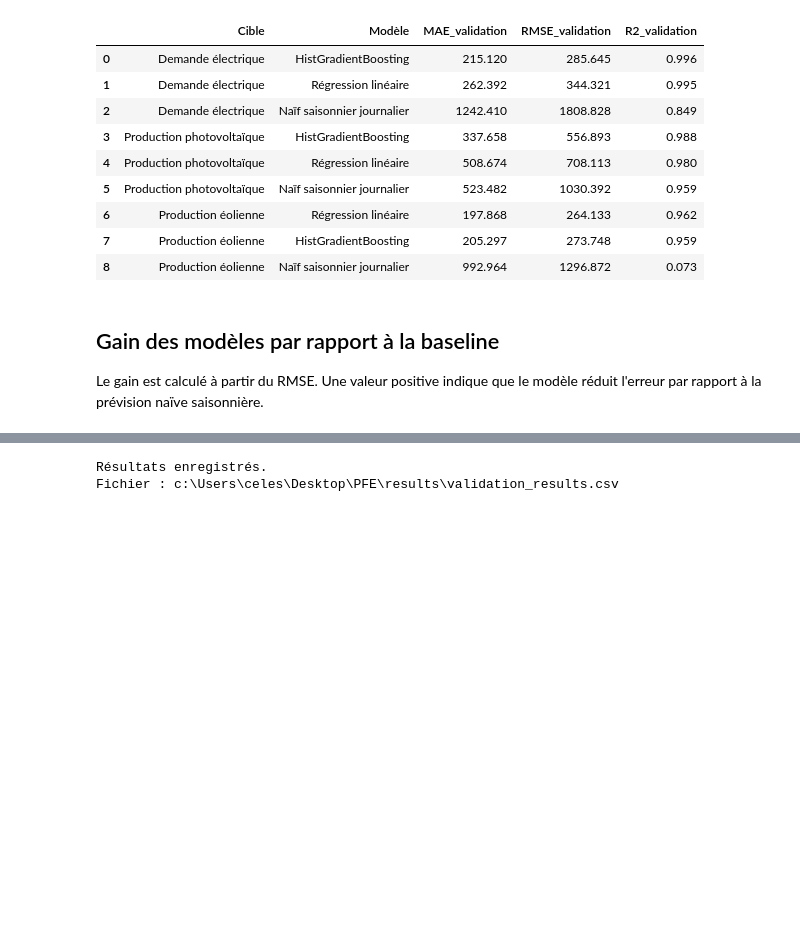
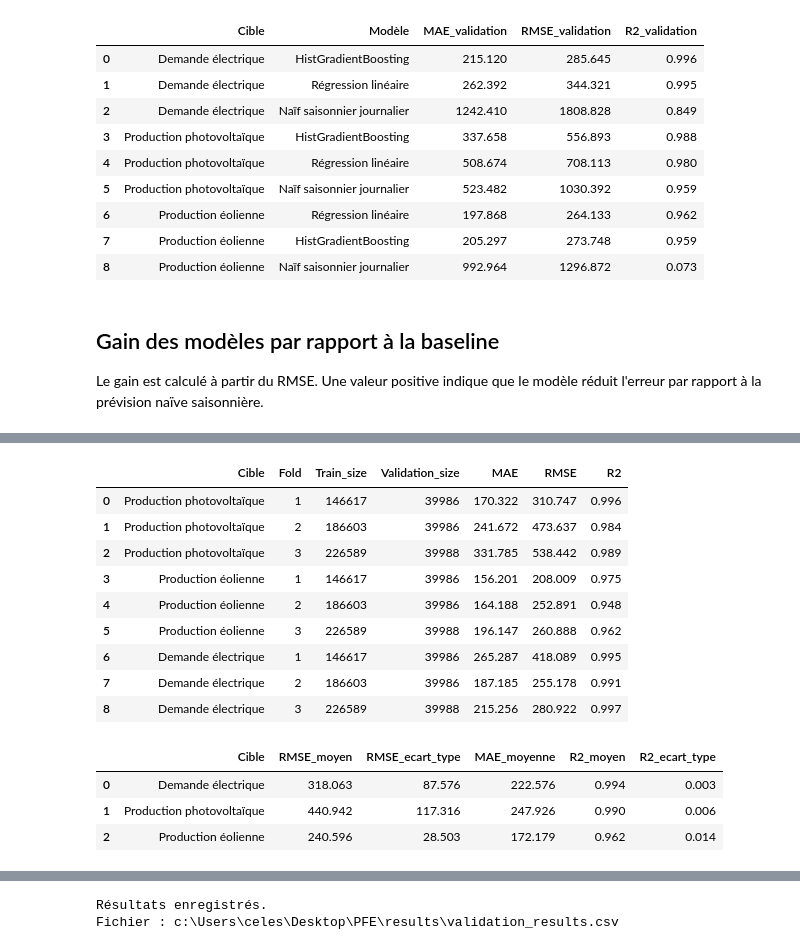
Before and after one commit to celestinesia31/Smart_energy_forecasting, a Jupyter notebook: notebooks/05_predictive_modeling.ipynb, the cells around one changed output, grey strips where cells are left out. Drawn from its saved outputs; the diff is of its cells as text; code cells hidden in the pictures; blank space fills up the shorter version.

```diff
--- a/notebooks/05_predictive_modeling.ipynb
+++ b/notebooks/05_predictive_modeling.ipynb
@@ -910,0 +1115,29 @@ display(
+# %%
+# 17.3 WALK-FORWARD PHOTOVOLTAÏQUE
+
+walk_pv = walk_forward_evaluation(
+    X_data=X_walk,
+    y_data=y_walk_pv,
+    model_type="boosting",
+    target_name="Production photovoltaïque"
+)
+
+
+# WALK-FORWARD ÉOLIEN
+
+walk_wind = walk_forward_evaluation(
+    X_data=X_walk,
+    y_data=y_walk_wind,
+    model_type="linear",
+    target_name="Production éolienne"
+)
+
+
+# WALK-FORWARD DEMANDE ÉLECTRIQUE
+
+walk_demand = walk_forward_evaluation(
+    X_data=X_walk,
+    y_data=y_walk_demand,
+    model_type="boosting",
+    target_name="Demande électrique"
+)
@@ -910,0 +1162,50 @@ display(
+# %%
+# 17.4 SYNTHÈSE DES RÉSULTATS WALK-FORWARD
+
+walk_forward_results = pd.concat(
+    [
+        walk_pv,
+        walk_wind,
+        walk_demand
+    ],
+    ignore_index=True
+)
+
+display(
+    walk_forward_results.round(3)
+)
+# %% [output]
+|  | Cible | Fold | Train_size | Validation_size | MAE | RMSE | R2 |
+| 0 | Production photovoltaïque | 1 | 146617 | 39986 | 170.322 | 310.747 | 0.996 |
+| 1 | Production photovoltaïque | 2 | 186603 | 39986 | 241.672 | 473.637 | 0.984 |
+| 2 | Production photovoltaïque | 3 | 226589 | 39988 | 331.785 | 538.442 | 0.989 |
+| 3 | Production éolienne | 1 | 146617 | 39986 | 156.201 | 208.009 | 0.975 |
+| 4 | Production éolienne | 2 | 186603 | 39986 | 164.188 | 252.891 | 0.948 |
+| 5 | Production éolienne | 3 | 226589 | 39988 | 196.147 | 260.888 | 0.962 |
+| 6 | Demande électrique | 1 | 146617 | 39986 | 265.287 | 418.089 | 0.995 |
+| 7 | Demande électrique | 2 | 186603 | 39986 | 187.185 | 255.178 | 0.991 |
+| 8 | Demande électrique | 3 | 226589 | 39988 | 215.256 | 280.922 | 0.997 |
+# %%
+# 17.5 STABILITÉ DES PERFORMANCES
+
+walk_forward_summary = (
+    walk_forward_results
+    .groupby("Cible")
+    .agg(
+        RMSE_moyen=("RMSE", "mean"),
+        RMSE_ecart_type=("RMSE", "std"),
+        MAE_moyenne=("MAE", "mean"),
+        R2_moyen=("R2", "mean"),
+        R2_ecart_type=("R2", "std")
+    )
+    .reset_index()
+)
+
+display(
+    walk_forward_summary.round(3)
+)
+# %% [output]
+|  | Cible | RMSE_moyen | RMSE_ecart_type | MAE_moyenne | R2_moyen | R2_ecart_type |
+| 0 | Demande électrique | 318.063 | 87.576 | 222.576 | 0.994 | 0.003 |
+| 1 | Production photovoltaïque | 440.942 | 117.316 | 247.926 | 0.990 | 0.006 |
+| 2 | Production éolienne | 240.596 | 28.503 | 172.179 | 0.962 | 0.014 |
```
Also changed, not shown: parts of 13 cells of this notebook, 17 other files.
